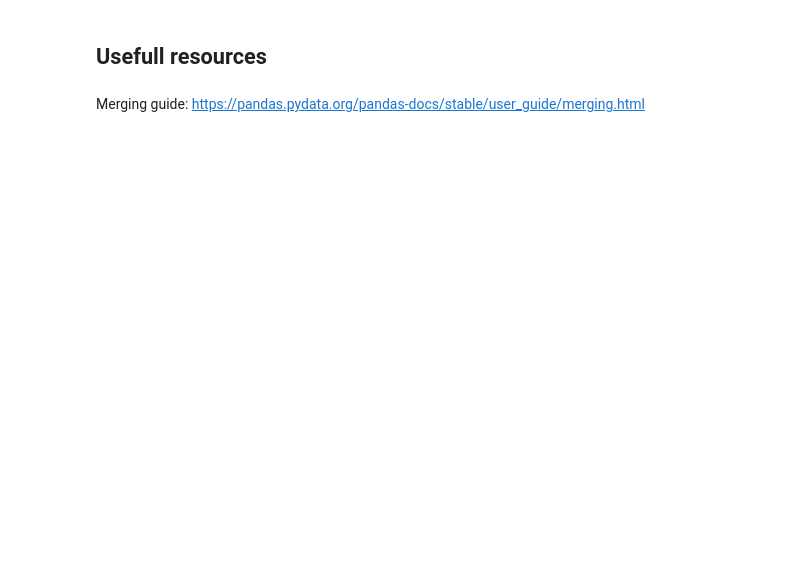
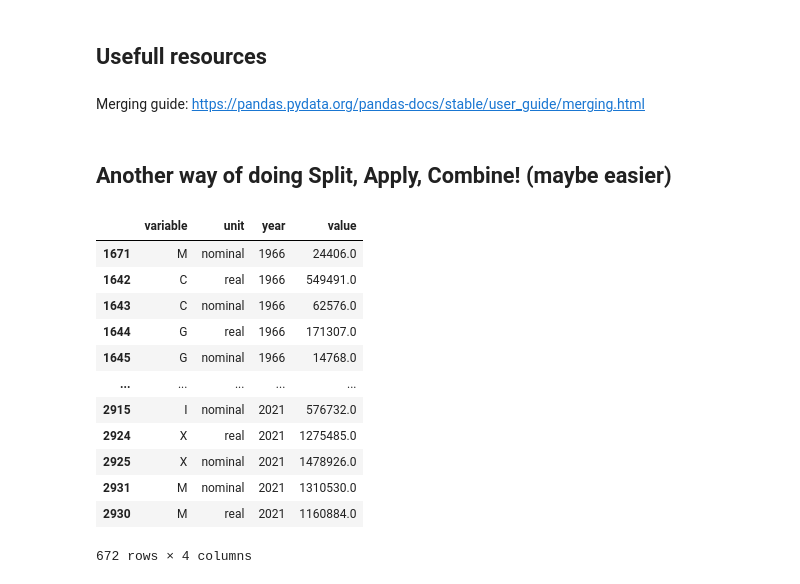
Before and after one commit to Goldfield1/NumEconClass, a Jupyter notebook: Problem set 4/week8.ipynb, the cells around one changed output. Saved outputs shown, nothing was run; the diff lists cells and outputs as text; code cells hidden in the pictures; blank space fills up the shorter version.

```diff
--- a/Problem set 4/week8.ipynb
+++ b/Problem set 4/week8.ipynb
@@ -341,3 +320,23 @@ df_indexed
 ## Usefull resources
 # %% [markdown]
 Merging guide: https://pandas.pydata.org/pandas-docs/stable/user_guide/merging.html
+# %% [markdown]
+## Another way of doing Split, Apply, Combine! (maybe easier)
+# %%
+nah = nah_copy.copy() # copy of data from statistics Denmark
+nah = nah.sort_values(by=['year'], ascending = True)
+nah
+# %% [output]
+|  | variable | unit | year | value |
+| 1671 | M | nominal | 1966 | 24406.0 |
+| 1642 | C | real | 1966 | 549491.0 |
+| 1643 | C | nominal | 1966 | 62576.0 |
+| 1644 | G | real | 1966 | 171307.0 |
+| 1645 | G | nominal | 1966 | 14768.0 |
+| ... | ... | ... | ... | ... |
+| 2915 | I | nominal | 2021 | 576732.0 |
+| 2924 | X | real | 2021 | 1275485.0 |
+| 2925 | X | nominal | 2021 | 1478926.0 |
+| 2931 | M | nominal | 2021 | 1310530.0 |
+| 2930 | M | real | 2021 | 1160884.0 |
+672 rows × 4 columns
```
Also changed, not shown: parts of 13 cells of this notebook.
